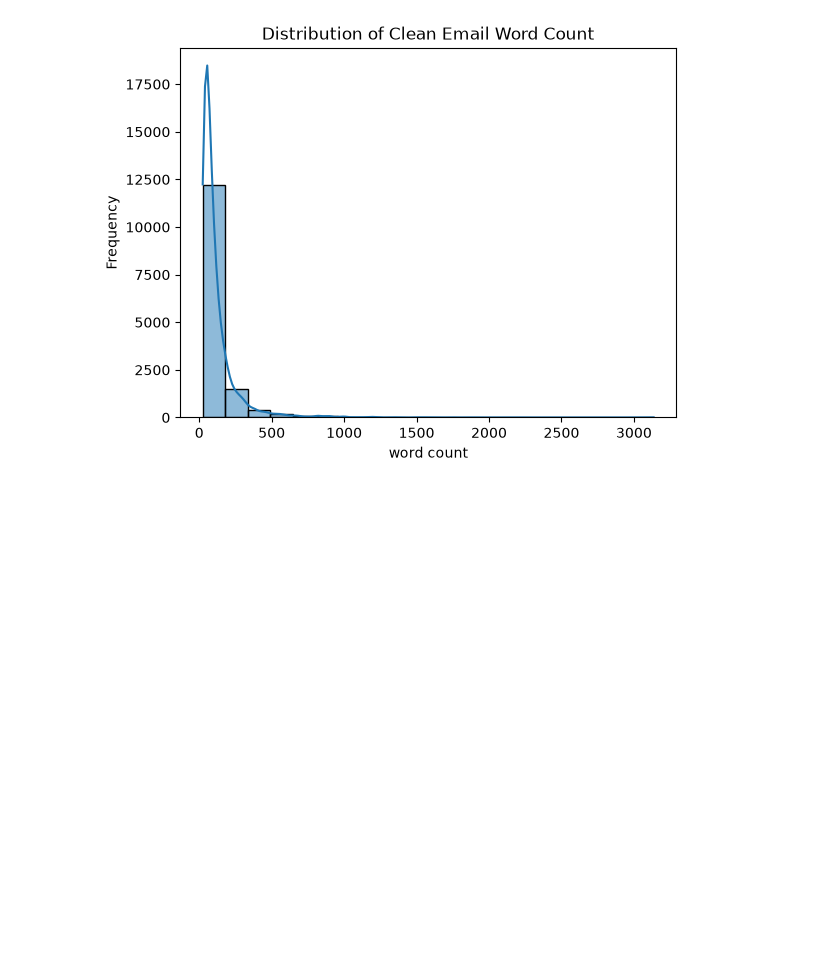
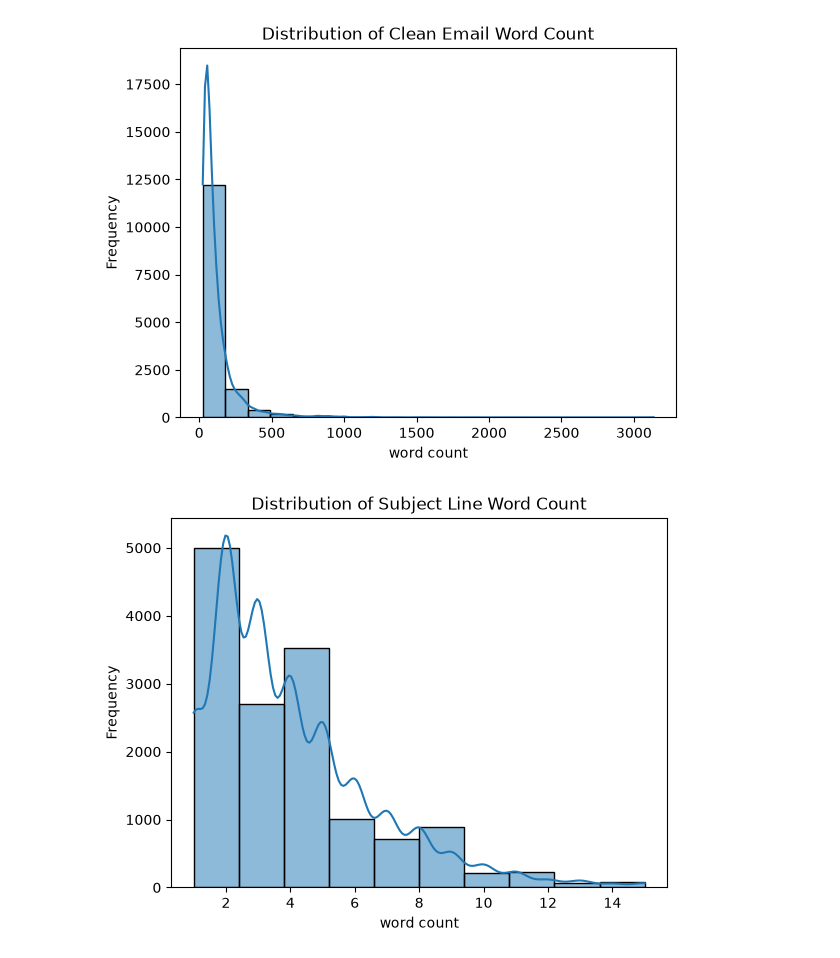
Before and after one commit to mimimimi3/transformer-email-generation, a Jupyter notebook: data/data_exploration.ipynb, the cells around one changed output. Cells and saved outputs as stored; diff of their text form; code cells hidden in the pictures; blank space fills up the shorter version.

Commit message:
addsubject word count distribution plot in data_expoloartion notebook

```diff
--- a/data/data_exploration.ipynb
+++ b/data/data_exploration.ipynb
@@ -190,3 +185,12 @@ plt.ylabel('Frequency')
 plt.show()
 # %% [output]
 [figure]
+# %%
+# plot the distribution of subject line word count in the training dataset
+sns.histplot(data=train_df, x='subject_word_count', bins=10, kde=True)
+plt.title('Distribution of Subject Line Word Count')
+plt.xlabel('word count')
+plt.ylabel('Frequency')
+plt.show()
+# %% [output]
+[figure, added]
```
Also changed, not shown: parts of 2 cells of this notebook, 1 other file.
